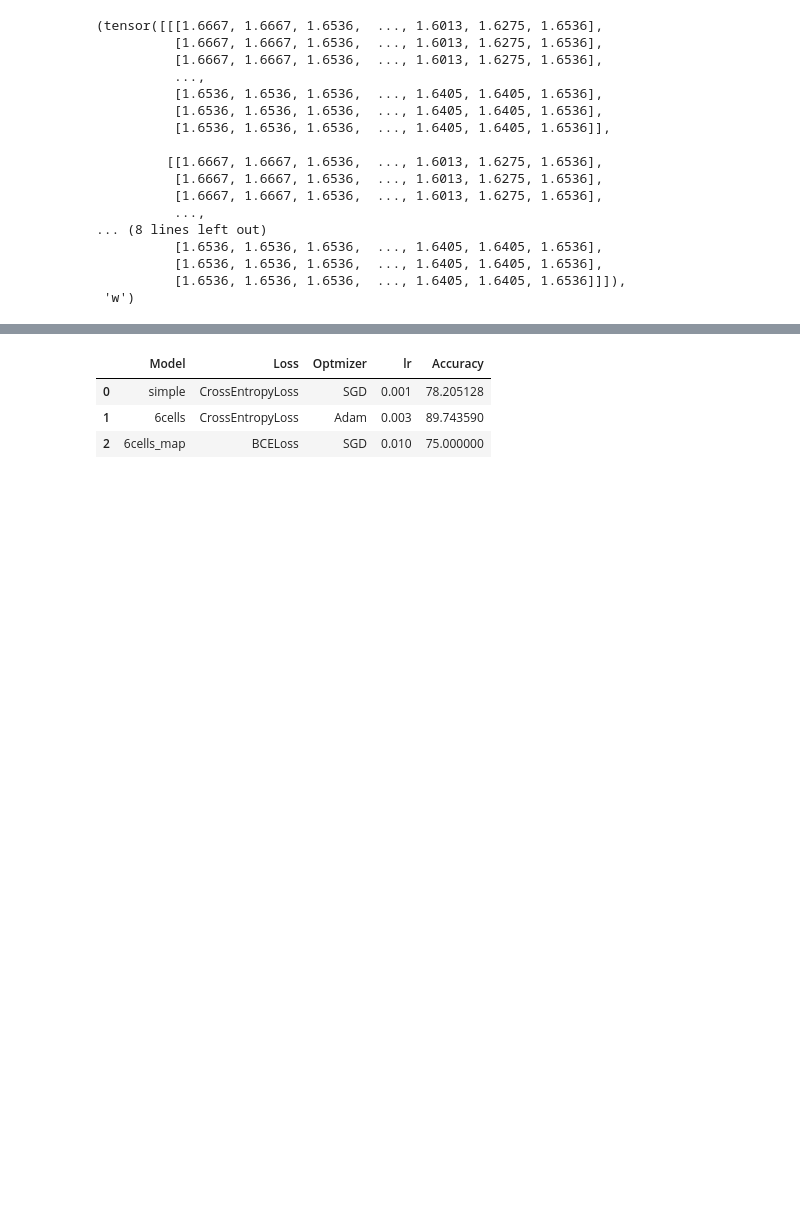
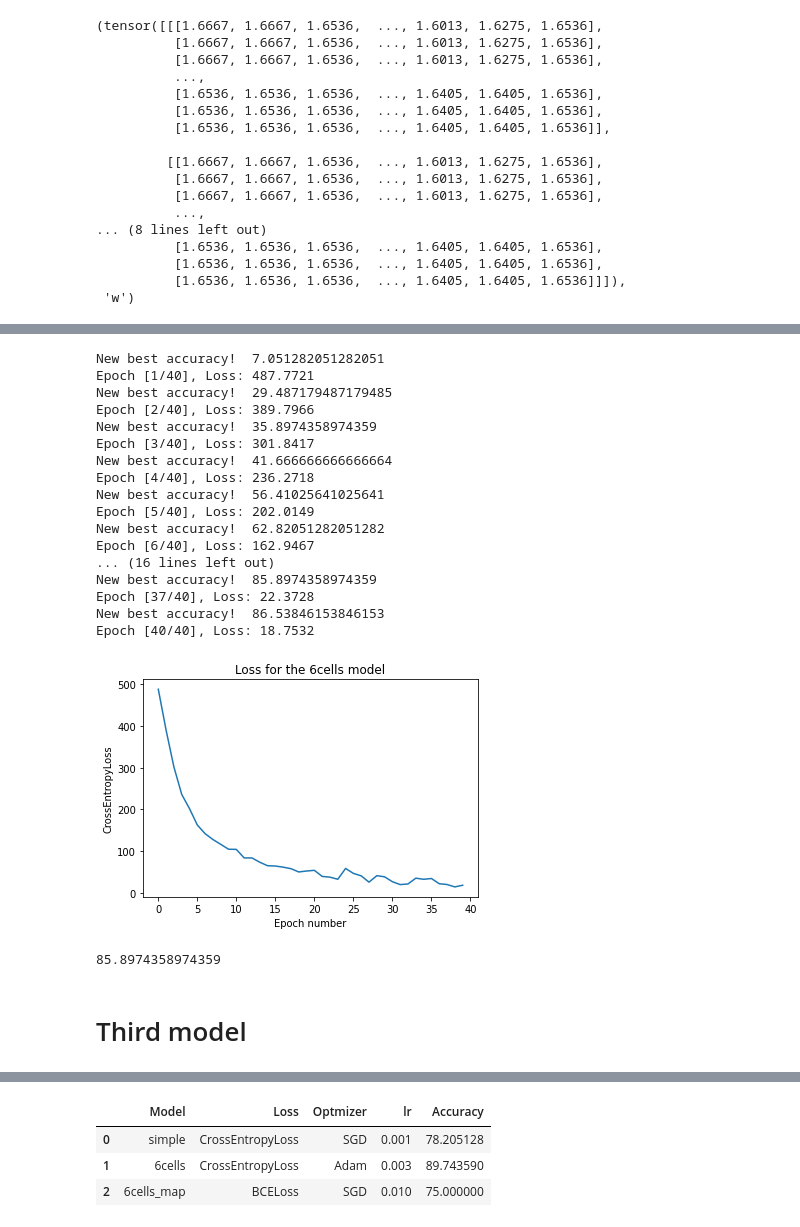
Before and after one commit to PiCindy/Braille-character-recognition, a Jupyter notebook: project_braille.ipynb, the cells around one changed output, grey strips where cells are left out. Drawn from its saved outputs; the diff is of its cells as text; code cells hidden in the pictures; blank space fills up the shorter version.

```diff
--- a/project_braille.ipynb
+++ b/project_braille.ipynb
@@ -195,3 +352,54 @@ class CNNSimple6Cells(nn.Module):
         x = x.reshape(x.shape[0], -1)
         out = self.res(self.lin6(x))
         return out
+# %%
+num_channels1 = 16
+num_channels2 = 32
+num_classes = 26
+model = CNNSimple6Cells(num_channels1, num_channels2, num_classes)
+
+# Optimizer
+num_epochs = 40
+loss_fn = nn.CrossEntropyLoss()
+learning_rate = 0.003
+
+# Training
+model, loss_total = train_model(model, train_dataloader, val_dataloader, num_epochs, loss_fn, learning_rate, device='cpu', verbose=True, model_name="6cells", optim='Adam')
+
+# Save the model and display the loss over epochs
+torch.save(model.state_dict(), 'models/model_simple_6_cells.pt')
+plt.plot(loss_total)
+
+plt.title("Loss for the 6cells model")
+plt.xlabel("Epoch number")
+plt.ylabel("CrossEntropyLoss")
+plt.savefig("plots/model_simple_6cells_loss.png")
+plt.show()
+# %% [output]
+New best accuracy!  7.051282051282051
+Epoch [1/40], Loss: 487.7721
+New best accuracy!  29.487179487179485
+Epoch [2/40], Loss: 389.7966
+New best accuracy!  35.8974358974359
+Epoch [3/40], Loss: 301.8417
+New best accuracy!  41.666666666666664
+Epoch [4/40], Loss: 236.2718
+New best accuracy!  56.41025641025641
+Epoch [5/40], Loss: 202.0149
+New best accuracy!  62.82051282051282
+Epoch [6/40], Loss: 162.9467
+... (16 lines left out)
+New best accuracy!  85.8974358974359
+Epoch [37/40], Loss: 22.3728
+New best accuracy!  86.53846153846153
+Epoch [40/40], Loss: 18.7532
+[figure, added]
+# %%
+model = CNNSimple6Cells(num_channels1, num_channels2, num_classes)
+
+model.load_state_dict(torch.load('models/model_6cells_best.pt'))
+
+res = eval_model(model, test_dataloader, device='cpu')
+print(res)
+# %% [output]
+85.8974358974359
@@ -198,3 +412,5 @@ class CNNSimple6Cells(nn.Module):
+# %% [markdown]
+# Third model
 # %%
 braille_map = {"a":"100000", "b":"110000", "c":"100100", "d":"100110", "e":"100010",
                "f":"110100", "g":"110110", "h":"110010", "i":"010100", "j":"101000",
```
Also changed, not shown: parts of 31 cells of this notebook, 10 other files.
